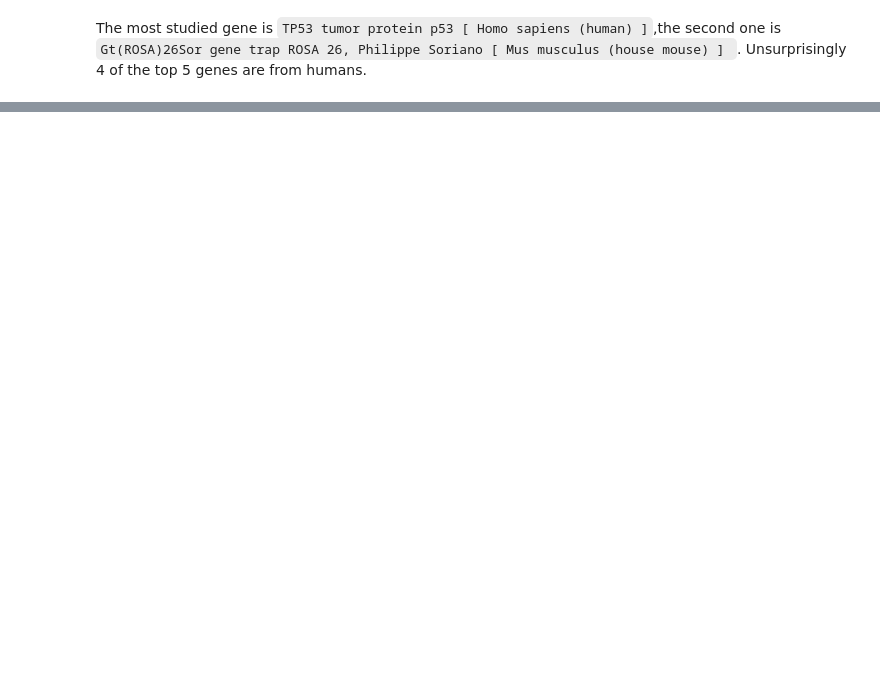
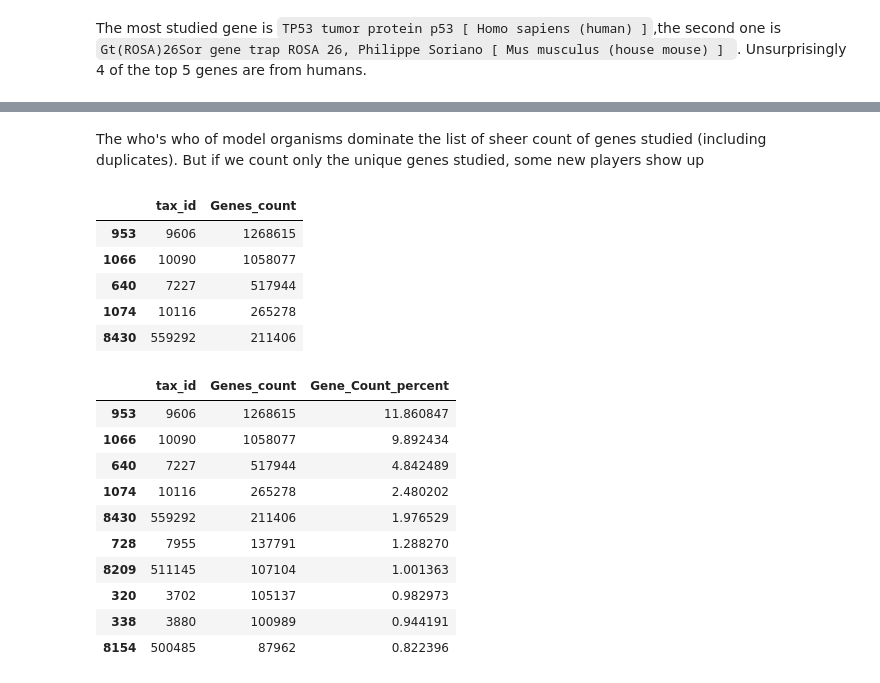
Before and after one commit to nsarode/popular_gene_prok, a Jupyter notebook: worked.ipynb, the cells around one changed output, grey strips where cells are left out. Cells and saved outputs as stored; diff of their text form; code cells hidden in the pictures; blank space fills up the shorter version.

```diff
--- a/worked.ipynb
+++ b/worked.ipynb
@@ -20,0 +80,5 @@ The most studied gene is `TP53 tumor protein p53 [ Homo sapiens (human) ]`,the s
+# %%
+tx_gp_geneidCount = gene2pubmed.groupby('tax_id',as_index=False)['GeneID'].agg({'Genes_count': "count", 'Genes_uniqcount': "nunique"}) # because pandas preserves the row index and we need it reset to be sorted
+tx_gp_geneidCount.sort_values('Genes_count', ascending=False).head(n=10)
+tx_gp_geneidCount.sort_values('Genes_uniqcount', ascending=False).head(n=10)
+#tx_gp_geneidCount.sort_values('Genes_pubs', ascending=False).tail(n=10)
@@ -20,0 +108,29 @@ The most studied gene is `TP53 tumor protein p53 [ Homo sapiens (human) ]`,the s
+# %% [markdown]
+The who's who of model organisms dominate the list of sheer count of genes studied (including duplicates). But if we count only the unique genes studied, some new players show up
+# %%
+import numpy as np
+totalgenecountbyspp =  tx_gp_geneidCount[['tax_id','Genes_count']].sort_values('Genes_count', ascending=False)
+totalgenecountbyspp.head()
+#totalgenecountbyspp['Gene_Count_percent'] = ((gene2pubmed / gene2pubmed.groupby(['tax_id']).transform(sum))['GeneID'])*100
+totalgenecountbyspp['Gene_Count_percent'] = (totalgenecountbyspp['Genes_count']/totalgenecountbyspp['Genes_count'].sum())*100
+totalgenecountbyspp.head(n=10)
+
+# df['sales_ratio'] = (df / df.groupby(['state']).transform(sum))['sales']
+# %% [output]
+|  | tax_id | Genes_count |
+| 953 | 9606 | 1268615 |
+| 1066 | 10090 | 1058077 |
+| 640 | 7227 | 517944 |
+| 1074 | 10116 | 265278 |
+| 8430 | 559292 | 211406 |
+|  | tax_id | Genes_count | Gene_Count_percent |
+| 953 | 9606 | 1268615 | 11.860847 |
+| 1066 | 10090 | 1058077 | 9.892434 |
+| 640 | 7227 | 517944 | 4.842489 |
+| 1074 | 10116 | 265278 | 2.480202 |
+| 8430 | 559292 | 211406 | 1.976529 |
+| 728 | 7955 | 137791 | 1.288270 |
+| 8209 | 511145 | 107104 | 1.001363 |
+| 320 | 3702 | 105137 | 0.982973 |
+| 338 | 3880 | 100989 | 0.944191 |
+| 8154 | 500485 | 87962 | 0.822396 |
```
Also changed, not shown: parts of 15 cells of this notebook, 1 other file.
